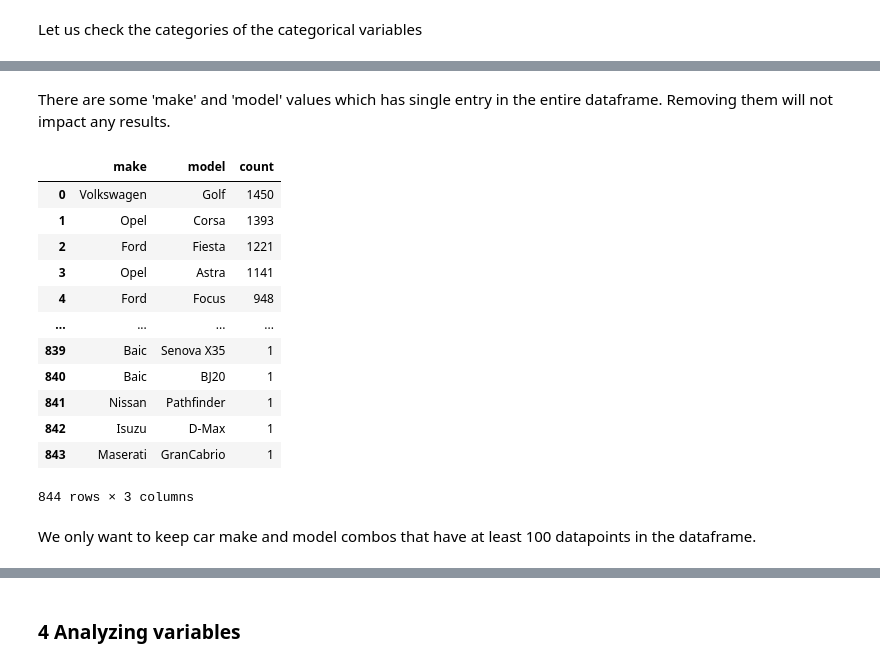
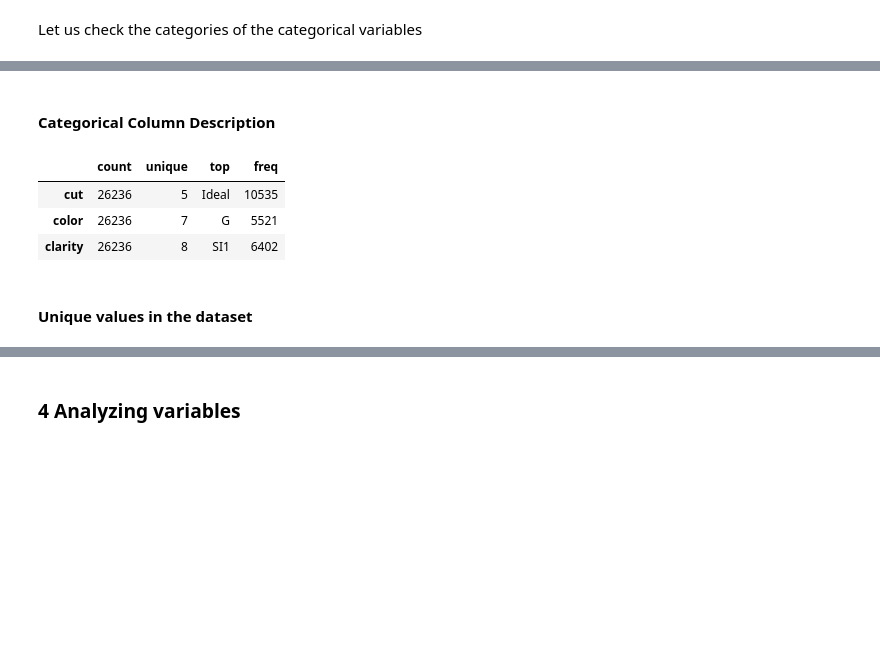
Before and after one commit to imamulahsan/Car_Price_Prediction_Germany, a Jupyter notebook: notebook/EDA_Car_Price_Prediction_Germany.ipynb, the cells around one changed output, grey strips where cells are left out. Cells and saved outputs as stored; diff of their text form; code cells hidden in the pictures; blank space fills up the shorter version.

```diff
--- a/notebook/EDA_Car_Price_Prediction_Germany.ipynb
+++ b/notebook/EDA_Car_Price_Prediction_Germany.ipynb
@@ -15,6 +35,6 @@ warnings.filterwarnings('ignore')
 # %% [markdown]
 Import the CSV Data as Pandas DataFrame
 # %%
-df = pd.read_csv('data/autoscout24-germany-dataset.csv')
+df = pd.read_csv('data/gemstonedataset.csv')
 df.head()
 # %% [output]
@@ -81,11 +97,2 @@ We want to transform the 'year' variable to an 'age' variable representing the a
 # %%
-from datetime import datetime
-
-# Create a new column: 'age'
-df['age'] = datetime.now().year - df['year']
-
-# Drop the 'year' column
-df = df.drop('year', axis=1)
-
-# Show the top five rows of the cars dataset
-df.head()
+df = df.drop(labels=['Unnamed: 0'],axis=1)
@@ -139,4 +142,6 @@ memory usage: 3.4+ MB
 # %%
-pd.set_option('display.float_format', lambda x: '%.3f' % x)
-df.describe()
+numerical_columns = list(df.columns[df.dtypes!='object'])
+categorical_columns = list(df.columns[df.dtypes=='object'])
+print(f'Numerical Columns   : {numerical_columns}')
+print(f'Categorical Columns : {categorical_columns}')
 # %% [output]
@@ -232,28 +197,12 @@ make_model_counts
 # %% [markdown]
-There are some 'make' and 'model' values which has single entry in the entire dataframe. Removing them will not impact any results.
+#### Categorical Column Description
 # %%
-# Reset the index of the dataframe
-make_model_counts.reset_index(inplace=True)
-
-# Change the name of the count column to 'count'
-make_model_counts.columns = ['make','model','count']
-
-# Inspect the result
-make_model_counts
+df[categorical_columns].describe().T
 # %% [output]
-|  | make | model | count |
-| 0 | Volkswagen | Golf | 1450 |
-| 1 | Opel | Corsa | 1393 |
-| 2 | Ford | Fiesta | 1221 |
-| 3 | Opel | Astra | 1141 |
-| 4 | Ford | Focus | 948 |
-| ... | ... | ... | ... |
-| 839 | Baic | Senova X35 | 1 |
-| 840 | Baic | BJ20 | 1 |
-| 841 | Nissan | Pathfinder | 1 |
-| 842 | Isuzu | D-Max | 1 |
-| 843 | Maserati | GranCabrio | 1 |
+|  | count | unique | top | freq |
+| cut | 26236 | 5 | Ideal | 10535 |
+| color | 26236 | 7 | G | 5521 |
+| clarity | 26236 | 8 | SI1 | 6402 |
-844 rows × 3 columns
 # %% [markdown]
-We only want to keep car make and model combos that have at least 100 datapoints in the dataframe.
+#### Unique values in the dataset
 # %%
```
Also changed, not shown: parts of 32 cells of this notebook, 10 other files.
